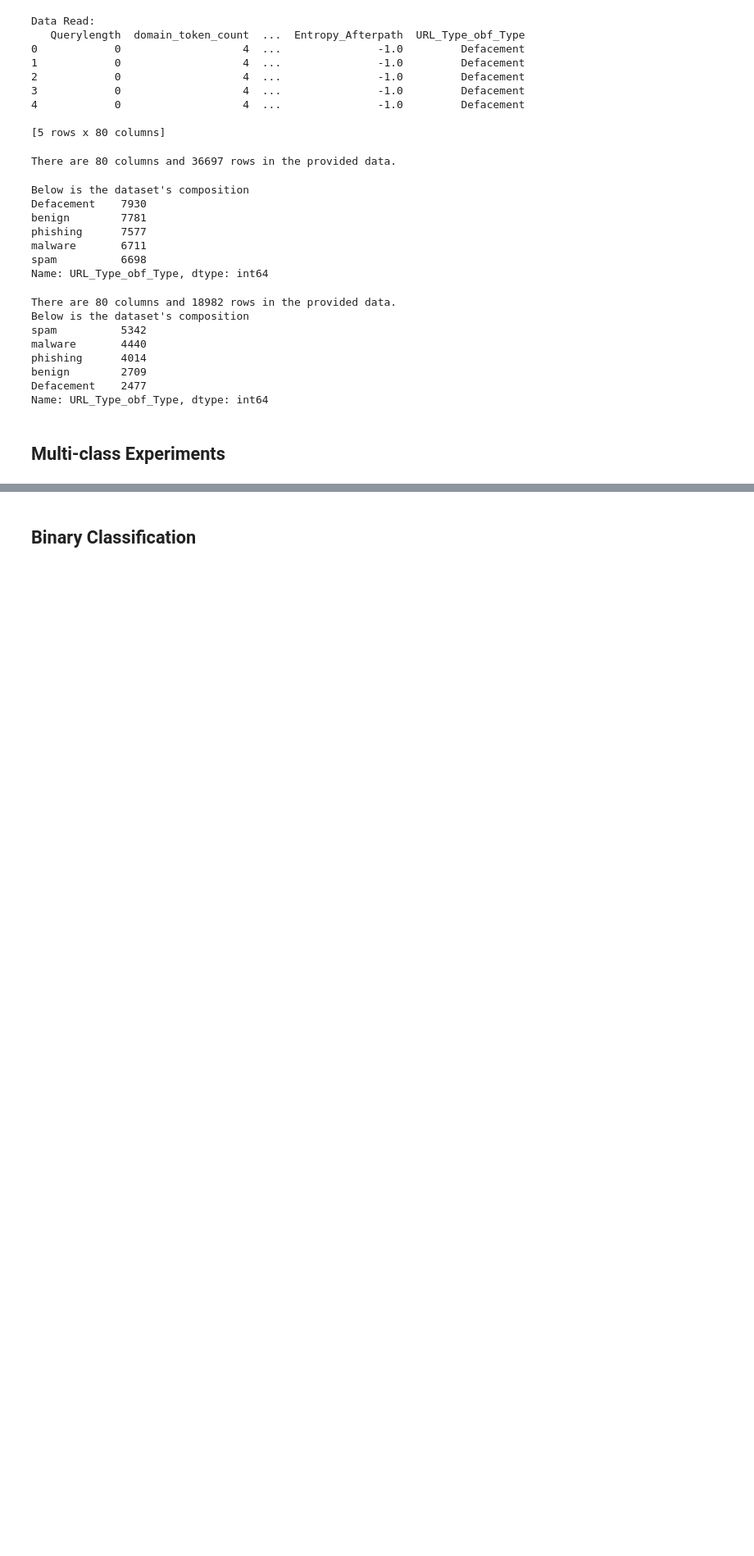
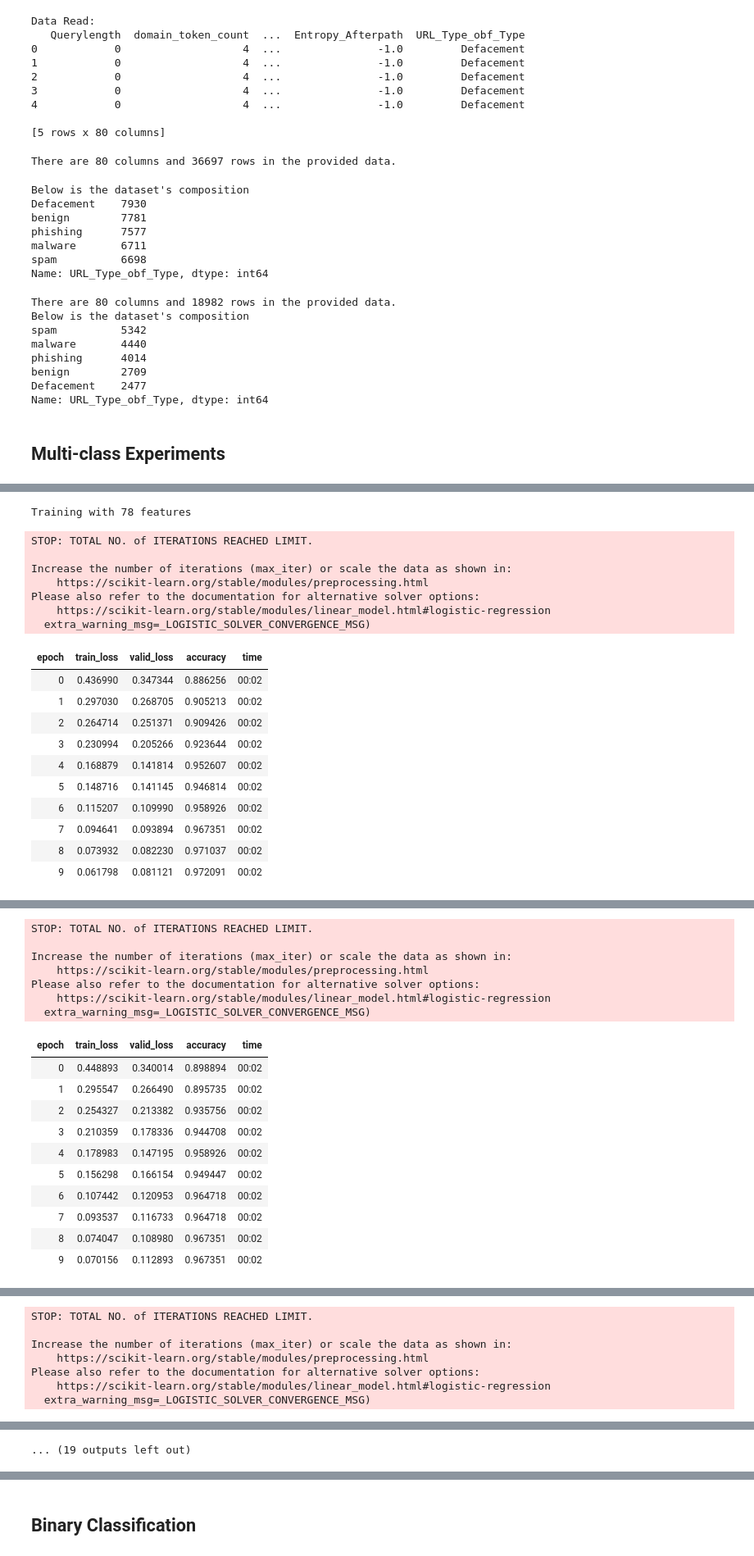
Before and after one commit to Colorado-Mesa-University-Cybersecurity/DeepLearning-MaliciousURLs, a Jupyter notebook: models_with_feature_selection.ipynb, the cells around one changed output, grey strips where cells are left out. Shown at 82% size. Saved outputs shown, nothing was run; the diff lists cells and outputs as text; code cells hidden in the pictures; blank space fills up the shorter version.

```diff
--- a/models_with_feature_selection.ipynb
+++ b/models_with_feature_selection.ipynb
@@ -327,0 +396,23 @@ show_graph(figure=fig, feature_count=len(features), metrics_dict=multi_performan
+# %%
+# Get the same data for all features multiclass
+multi_performance_metrics = train_and_eval_on(X=X, y=y, feature_set=best_features_multiclass)
+# %% [output]
+Training with 78 features
+STOP: TOTAL NO. of ITERATIONS REACHED LIMIT.
+
+Increase the number of iterations (max_iter) or scale the data as shown in:
+    https://scikit-learn.org/stable/modules/preprocessing.html
+Please also refer to the documentation for alternative solver options:
+    https://scikit-learn.org/stable/modules/linear_model.html#logistic-regression
+  extra_warning_msg=_LOGISTIC_SOLVER_CONVERGENCE_MSG)
+| epoch | train_loss | valid_loss | accuracy | time |
+| 0 | 0.436990 | 0.347344 | 0.886256 | 00:02 |
+| 1 | 0.297030 | 0.268705 | 0.905213 | 00:02 |
+| 2 | 0.264714 | 0.251371 | 0.909426 | 00:02 |
+| 3 | 0.230994 | 0.205266 | 0.923644 | 00:02 |
+| 4 | 0.168879 | 0.141814 | 0.952607 | 00:02 |
+| 5 | 0.148716 | 0.141145 | 0.946814 | 00:02 |
+| 6 | 0.115207 | 0.109990 | 0.958926 | 00:02 |
+| 7 | 0.094641 | 0.093894 | 0.967351 | 00:02 |
+| 8 | 0.073932 | 0.082230 | 0.971037 | 00:02 |
+| 9 | 0.061798 | 0.081121 | 0.972091 | 00:02 |
@@ -327,0 +420,18 @@ show_graph(figure=fig, feature_count=len(features), metrics_dict=multi_performan
+STOP: TOTAL NO. of ITERATIONS REACHED LIMIT.
+
+Increase the number of iterations (max_iter) or scale the data as shown in:
+    https://scikit-learn.org/stable/modules/preprocessing.html
+Please also refer to the documentation for alternative solver options:
+    https://scikit-learn.org/stable/modules/linear_model.html#logistic-regression
+  extra_warning_msg=_LOGISTIC_SOLVER_CONVERGENCE_MSG)
+| epoch | train_loss | valid_loss | accuracy | time |
+| 0 | 0.448893 | 0.340014 | 0.898894 | 00:02 |
+| 1 | 0.295547 | 0.266490 | 0.895735 | 00:02 |
+| 2 | 0.254327 | 0.213382 | 0.935756 | 00:02 |
+| 3 | 0.210359 | 0.178336 | 0.944708 | 00:02 |
+| 4 | 0.178983 | 0.147195 | 0.958926 | 00:02 |
+| 5 | 0.156298 | 0.166154 | 0.949447 | 00:02 |
+| 6 | 0.107442 | 0.120953 | 0.964718 | 00:02 |
+| 7 | 0.093537 | 0.116733 | 0.964718 | 00:02 |
+| 8 | 0.074047 | 0.108980 | 0.967351 | 00:02 |
+| 9 | 0.070156 | 0.112893 | 0.967351 | 00:02 |
@@ -327,0 +439,7 @@ show_graph(figure=fig, feature_count=len(features), metrics_dict=multi_performan
+STOP: TOTAL NO. of ITERATIONS REACHED LIMIT.
+
+Increase the number of iterations (max_iter) or scale the data as shown in:
+    https://scikit-learn.org/stable/modules/preprocessing.html
+Please also refer to the documentation for alternative solver options:
+    https://scikit-learn.org/stable/modules/linear_model.html#logistic-regression
+  extra_warning_msg=_LOGISTIC_SOLVER_CONVERGENCE_MSG)
@@ -327,0 +476 @@ show_graph(figure=fig, feature_count=len(features), metrics_dict=multi_performan
+... (19 outputs left out)
```
Also changed, not shown: parts of 12 cells of this notebook.
